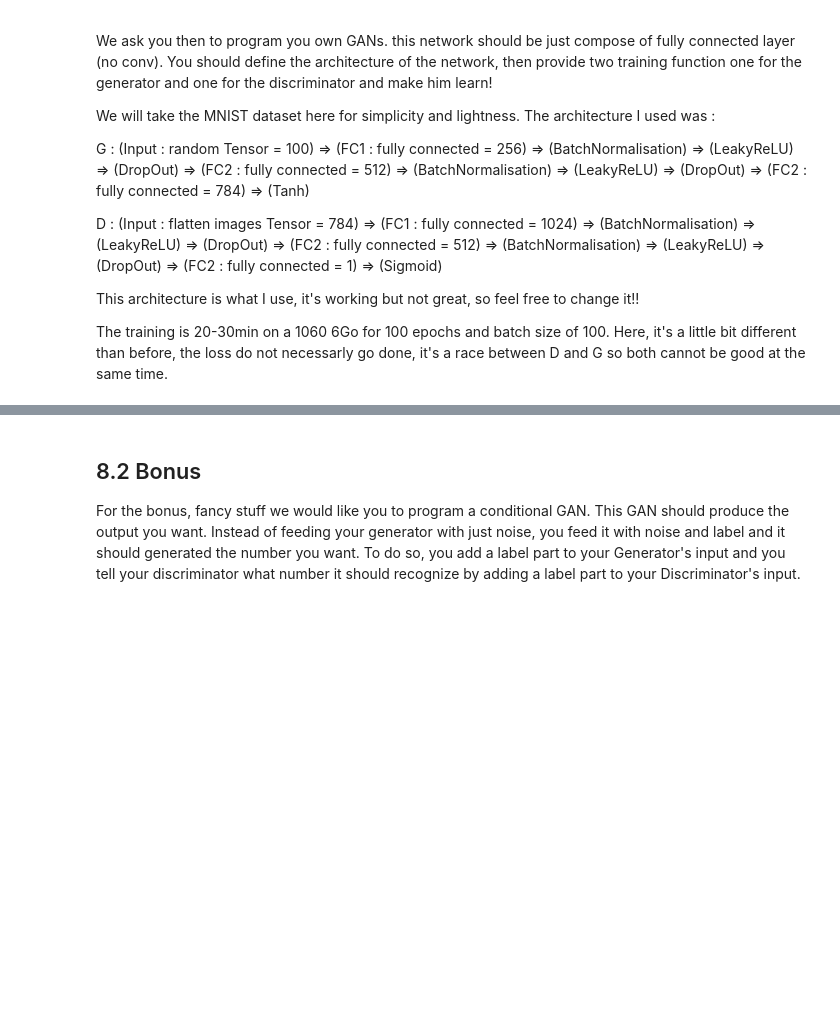
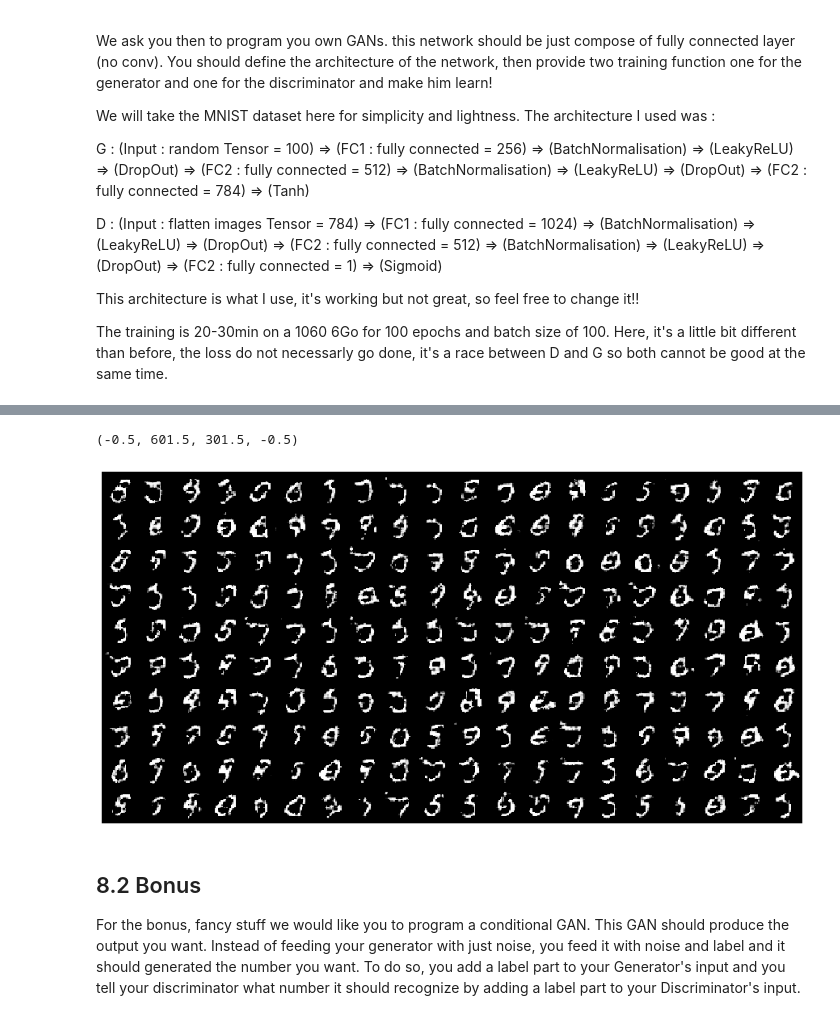
Before and after one commit to AbdBarho/CV19-20, a Jupyter notebook: 12_GANs.ipynb, the cells around one changed output, grey strips where cells are left out. Cells and saved outputs as stored; diff of their text form; code cells hidden in the pictures; blank space fills up the shorter version.

```diff
--- a/12_GANs.ipynb
+++ b/12_GANs.ipynb
@@ -173,3 +183,11 @@ plt.show()
+# %%
+# one of the generated images
+plt.figure(figsize=(18, 8))
+plt.imshow(plt.imread('./generated/9_0.png'))
+plt.axis('off')
+# %% [output]
+(-0.5, 601.5, 301.5, -0.5)
+[figure, added]
 # %% [markdown]
 ## 8.2 Bonus
 For the bonus, fancy stuff we would like you to program a conditional GAN. This GAN should produce the output you want. Instead of feeding your generator with just noise, you feed it with noise and label and it should generated the number you want.
```
Also changed, not shown: parts of 6 cells of this notebook.
